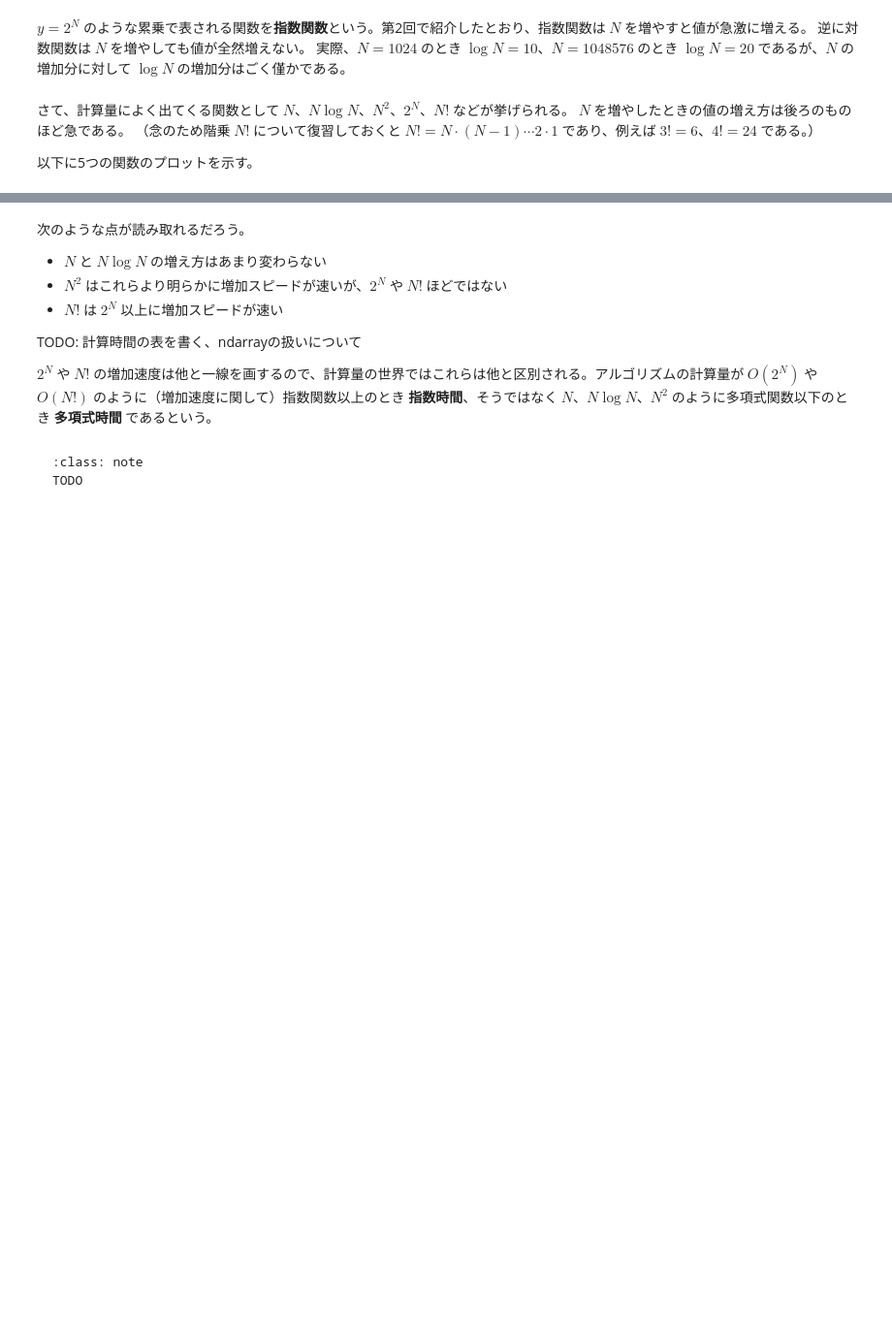
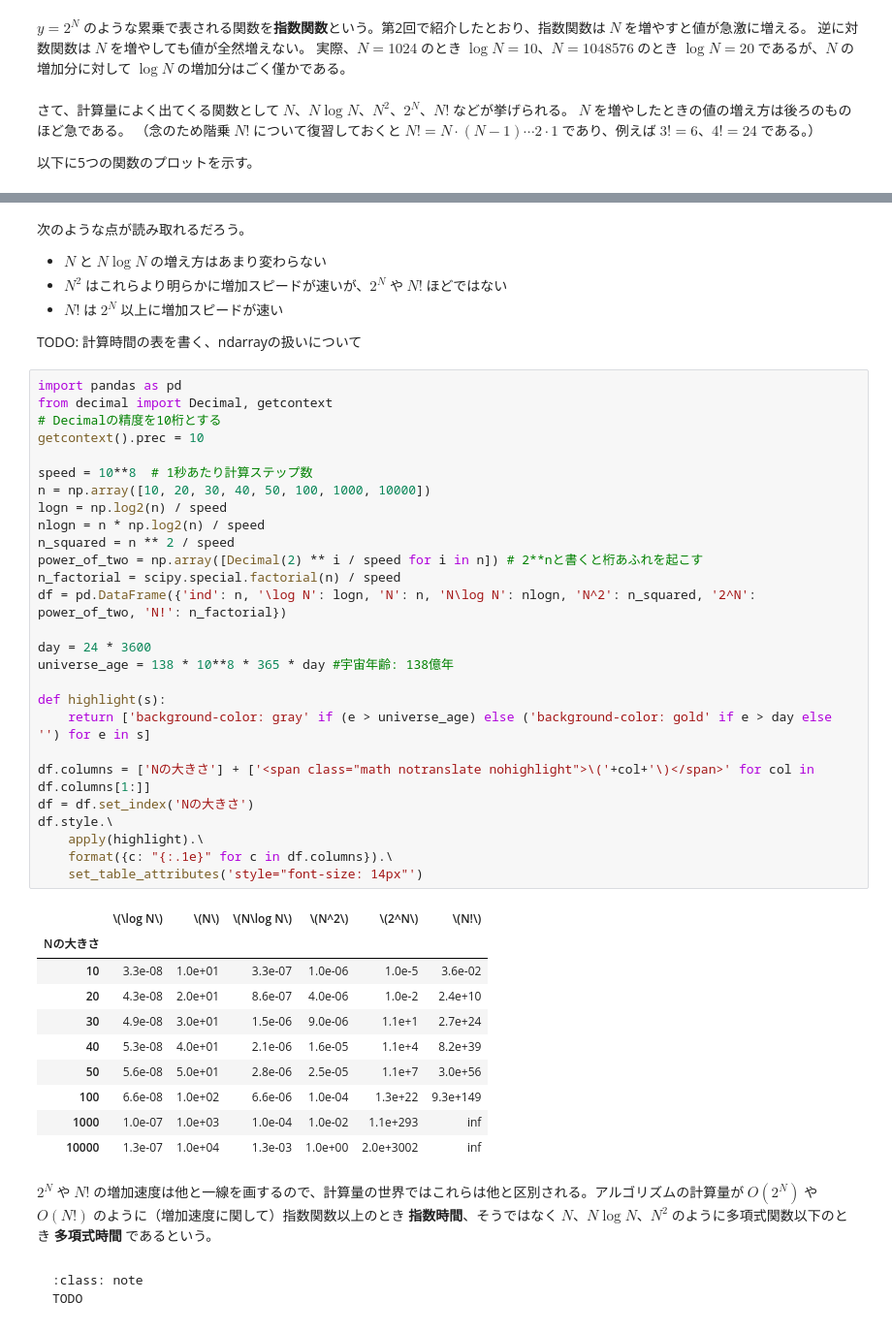
Before and after one commit to tsuboshun/begin-python, a Jupyter notebook: _sources/lecture10.ipynb, the cells around one changed output, grey strips where cells are left out. Shown: that part at 97% size. Cells and saved outputs as stored; diff of their text form; blank space fills up the shorter version.

````diff
--- a/_sources/lecture10.ipynb
+++ b/_sources/lecture10.ipynb
@@ -180,8 +181,46 @@ plt.show()
 - $N!$ は $2^N$ 以上に増加スピードが速い
 
 TODO: 計算時間の表を書く、ndarrayの扱いについて
-
-$2^N$ や $N!$ の増加速度は他と一線を画するので、計算量の世界ではこれらは他と区別される。アルゴリズムの計算量が $O(2^N)$ や $O(N!)$ のように（増加速度に関して）指数関数以上のとき **指数時間**、そうではなく $N$、$N\log N$、$N^2$ のように多項式関数以下のとき **多項式時間** であるという。
+# %%
+import pandas as pd
+from decimal import Decimal, getcontext
+# Decimalの精度を10桁とする
+getcontext().prec = 10
+
+speed = 10**8  # 1秒あたり計算ステップ数
+n = np.array([10, 20, 30, 40, 50, 100, 1000, 10000])
+logn = np.log2(n) / speed
+nlogn = n * np.log2(n) / speed
+n_squared = n ** 2 / speed
+power_of_two = np.array([Decimal(2) ** i / speed for i in n]) # 2**nと書くと桁あふれを起こす
+n_factorial = scipy.special.factorial(n) / speed
+df = pd.DataFrame({'ind': n, '\log N': logn, 'N': n, 'N\log N': nlogn, 'N^2': n_squared, '2^N': power_of_two, 'N!': n_factorial})
+
+day = 24 * 3600
+universe_age = 138 * 10**8 * 365 * day #宇宙年齢: 138億年
+
+def highlight(s):
+    return ['background-color: gray' if (e > universe_age) else ('background-color: gold' if e > day else '') for e in s]
+
+df.columns = ['Nの大きさ'] + ['<span class="math notranslate nohighlight">\('+col+'\)</span>' for col in df.columns[1:]]
+df = df.set_index('Nの大きさ')
+df.style.\
+    apply(highlight).\
+    format({c: "{:.1e}" for c in df.columns}).\
+    set_table_attributes('style="font-size: 14px"')
+# %% [output]
+|  | \(\log N\) | \(N\) | \(N\log N\) | \(N^2\) | \(2^N\) | \(N!\) |
+| Nの大きさ |  |  |  |  |  |  |
+| 10 | 3.3e-08 | 1.0e+01 | 3.3e-07 | 1.0e-06 | 1.0e-5 | 3.6e-02 |
+| 20 | 4.3e-08 | 2.0e+01 | 8.6e-07 | 4.0e-06 | 1.0e-2 | 2.4e+10 |
+| 30 | 4.9e-08 | 3.0e+01 | 1.5e-06 | 9.0e-06 | 1.1e+1 | 2.7e+24 |
+| 40 | 5.3e-08 | 4.0e+01 | 2.1e-06 | 1.6e-05 | 1.1e+4 | 8.2e+39 |
+| 50 | 5.6e-08 | 5.0e+01 | 2.8e-06 | 2.5e-05 | 1.1e+7 | 3.0e+56 |
+| 100 | 6.6e-08 | 1.0e+02 | 6.6e-06 | 1.0e-04 | 1.3e+22 | 9.3e+149 |
+| 1000 | 1.0e-07 | 1.0e+03 | 1.0e-04 | 1.0e-02 | 1.1e+293 | inf |
+| 10000 | 1.3e-07 | 1.0e+04 | 1.3e-03 | 1.0e+00 | 2.0e+3002 | inf |
+# %% [markdown]
+$2^N$ や $N!$ の増加速度は他と一線を画するので、計算量の世界ではこれらは他と区別される。アルゴリズムの計算量が $O(2^N)$ や $O(N!)$ のように（増加速度に関して）指数関数以上のとき **指数時間**、そうではなく $N$、$N\log N$、$N^2$ のように多項式関数以下のとき **多項式時間** であるという。
 # %% [markdown]
 ```{admonition} 指数時間の現れる例
 :class: note
````
Also changed, not shown: parts of 2 cells of this notebook, 4 other files.
